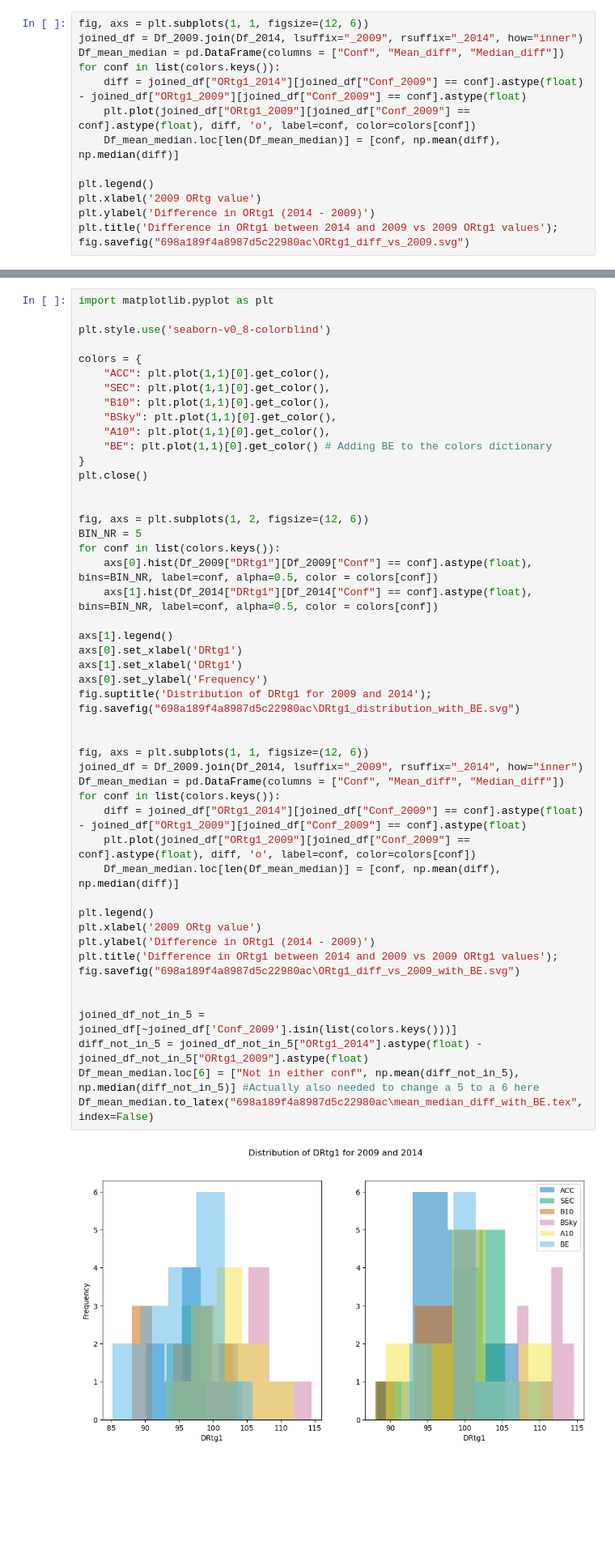
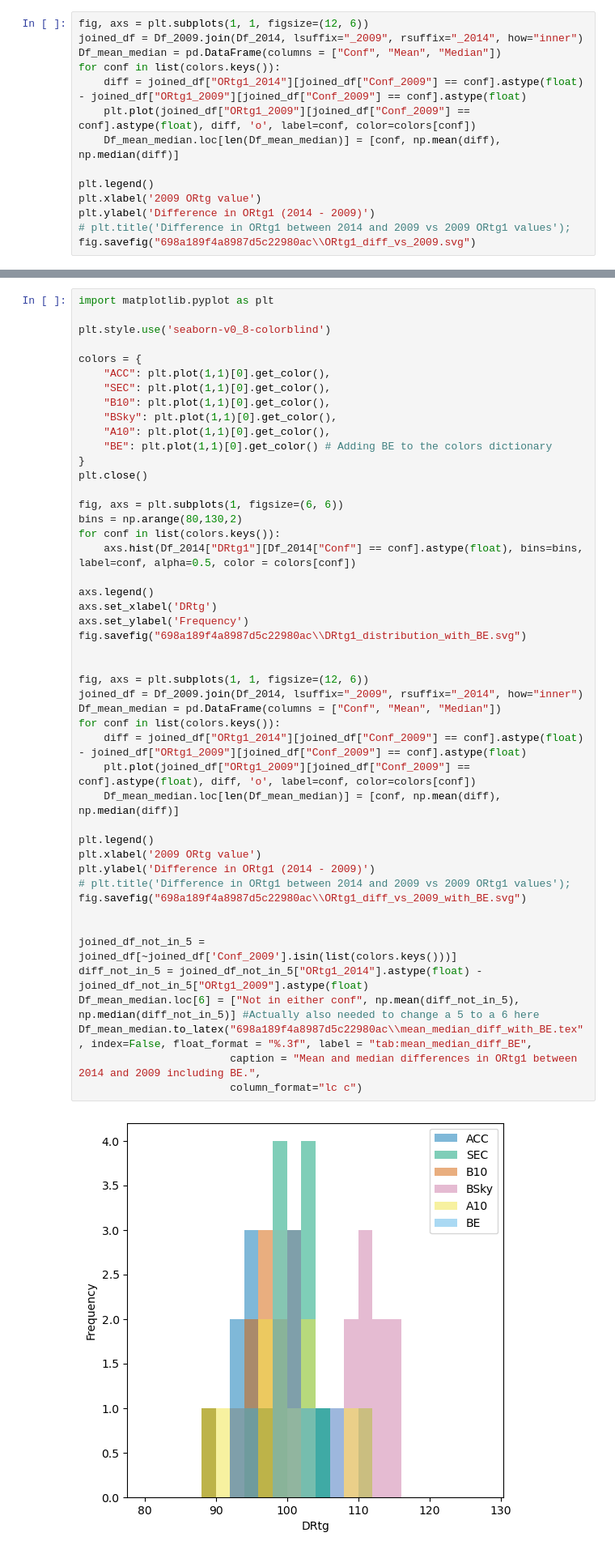
Before and after one commit to Chrillemis/Appstat2_Assignment1, a Jupyter notebook: Assignment 1/Assignment1.ipynb, the cells around one changed output, grey strips where cells are left out. Shown at 81% size. Saved outputs shown, nothing was run; the diff lists cells and outputs as text; blank space fills up the shorter version.

```diff
--- a/Assignment 1/Assignment1.ipynb
+++ b/Assignment 1/Assignment1.ipynb
@@ -93,7 +90,7 @@ fig.savefig("698a189f4a8987d5c22980ac\DRtg1_distribution.svg")
 # %%
 fig, axs = plt.subplots(1, 1, figsize=(12, 6))
 joined_df = Df_2009.join(Df_2014, lsuffix="_2009", rsuffix="_2014", how="inner")
-Df_mean_median = pd.DataFrame(columns = ["Conf", "Mean_diff", "Median_diff"])
+Df_mean_median = pd.DataFrame(columns = ["Conf", "Mean", "Median"])
 for conf in list(colors.keys()):
     diff = joined_df["ORtg1_2014"][joined_df["Conf_2009"] == conf].astype(float) - joined_df["ORtg1_2009"][joined_df["Conf_2009"] == conf].astype(float)
     plt.plot(joined_df["ORtg1_2009"][joined_df["Conf_2009"] == conf].astype(float), diff, 'o', label=conf, color=colors[conf])
@@ -102,6 +99,6 @@ for conf in list(colors.keys()):
 plt.legend()
 plt.xlabel('2009 ORtg value')
 plt.ylabel('Difference in ORtg1 (2014 - 2009)')
-plt.title('Difference in ORtg1 between 2014 and 2009 vs 2009 ORtg1 values');
-fig.savefig("698a189f4a8987d5c22980ac\ORtg1_diff_vs_2009.svg")
+# plt.title('Difference in ORtg1 between 2014 and 2009 vs 2009 ORtg1 values');
+fig.savefig("698a189f4a8987d5c22980ac\\ORtg1_diff_vs_2009.svg")
 # %% [output]
@@ -120,47 +119,45 @@ plt.style.use('seaborn-v0_8-colorblind')
 
 colors = {
     "ACC": plt.plot(1,1)[0].get_color(),
     "SEC": plt.plot(1,1)[0].get_color(),
     "B10": plt.plot(1,1)[0].get_color(),
     "BSky": plt.plot(1,1)[0].get_color(),
     "A10": plt.plot(1,1)[0].get_color(),
     "BE": plt.plot(1,1)[0].get_color() # Adding BE to the colors dictionary
 }
 plt.close()
 
+fig, axs = plt.subplots(1, figsize=(6, 6))
+bins = np.arange(80,130,2)
+for conf in list(colors.keys()):
+    axs.hist(Df_2014["DRtg1"][Df_2014["Conf"] == conf].astype(float), bins=bins, label=conf, alpha=0.5, color = colors[conf])
 
-fig, axs = plt.subplots(1, 2, figsize=(12, 6))
-BIN_NR = 5
-for conf in list(colors.keys()):
-    axs[0].hist(Df_2009["DRtg1"][Df_2009["Conf"] == conf].astype(float), bins=BIN_NR, label=conf, alpha=0.5, color = colors[conf])
-    axs[1].hist(Df_2014["DRtg1"][Df_2014["Conf"] == conf].astype(float), bins=BIN_NR, label=conf, alpha=0.5, color = colors[conf])
-
-axs[1].legend()
-axs[0].set_xlabel('DRtg1')
-axs[1].set_xlabel('DRtg1')
-axs[0].set_ylabel('Frequency')
-fig.suptitle('Distribution of DRtg1 for 2009 and 2014');
-fig.savefig("698a189f4a8987d5c22980ac\DRtg1_distribution_with_BE.svg")
+axs.legend()
+axs.set_xlabel('DRtg')
+axs.set_ylabel('Frequency')
+fig.savefig("698a189f4a8987d5c22980ac\\DRtg1_distribution_with_BE.svg")
 
 
 fig, axs = plt.subplots(1, 1, figsize=(12, 6))
 joined_df = Df_2009.join(Df_2014, lsuffix="_2009", rsuffix="_2014", how="inner")
-Df_mean_median = pd.DataFrame(columns = ["Conf", "Mean_diff", "Median_diff"])
+Df_mean_median = pd.DataFrame(columns = ["Conf", "Mean", "Median"])
 for conf in list(colors.keys()):
     diff = joined_df["ORtg1_2014"][joined_df["Conf_2009"] == conf].astype(float) - joined_df["ORtg1_2009"][joined_df["Conf_2009"] == conf].astype(float)
     plt.plot(joined_df["ORtg1_2009"][joined_df["Conf_2009"] == conf].astype(float), diff, 'o', label=conf, color=colors[conf])
     Df_mean_median.loc[len(Df_mean_median)] = [conf, np.mean(diff), np.median(diff)]
 
 plt.legend()
 plt.xlabel('2009 ORtg value')
 plt.ylabel('Difference in ORtg1 (2014 - 2009)')
-plt.title('Difference in ORtg1 between 2014 and 2009 vs 2009 ORtg1 values');
-fig.savefig("698a189f4a8987d5c22980ac\ORtg1_diff_vs_2009_with_BE.svg")
+# plt.title('Difference in ORtg1 between 2014 and 2009 vs 2009 ORtg1 values');
+fig.savefig("698a189f4a8987d5c22980ac\\ORtg1_diff_vs_2009_with_BE.svg")
 
 
 joined_df_not_in_5 = joined_df[~joined_df['Conf_2009'].isin(list(colors.keys()))]
 diff_not_in_5 = joined_df_not_in_5["ORtg1_2014"].astype(float) - joined_df_not_in_5["ORtg1_2009"].astype(float)
 Df_mean_median.loc[6] = ["Not in either conf", np.mean(diff_not_in_5), np.median(diff_not_in_5)] #Actually also needed to change a 5 to a 6 here
-Df_mean_median.to_latex("698a189f4a8987d5c22980ac\mean_median_diff_with_BE.tex", index=False)
+Df_mean_median.to_latex("698a189f4a8987d5c22980ac\\mean_median_diff_with_BE.tex", index=False, float_format = "%.3f", label = "tab:mean_median_diff_BE",
+                        caption = "Mean and median differences in ORtg1 between 2014 and 2009 including BE.",
+                        column_format="lc c")
 # %% [output]
-[figure, old version]
+[figure, new version]
```
Also changed, not shown: parts of 6 cells of this notebook, 2 other files.
